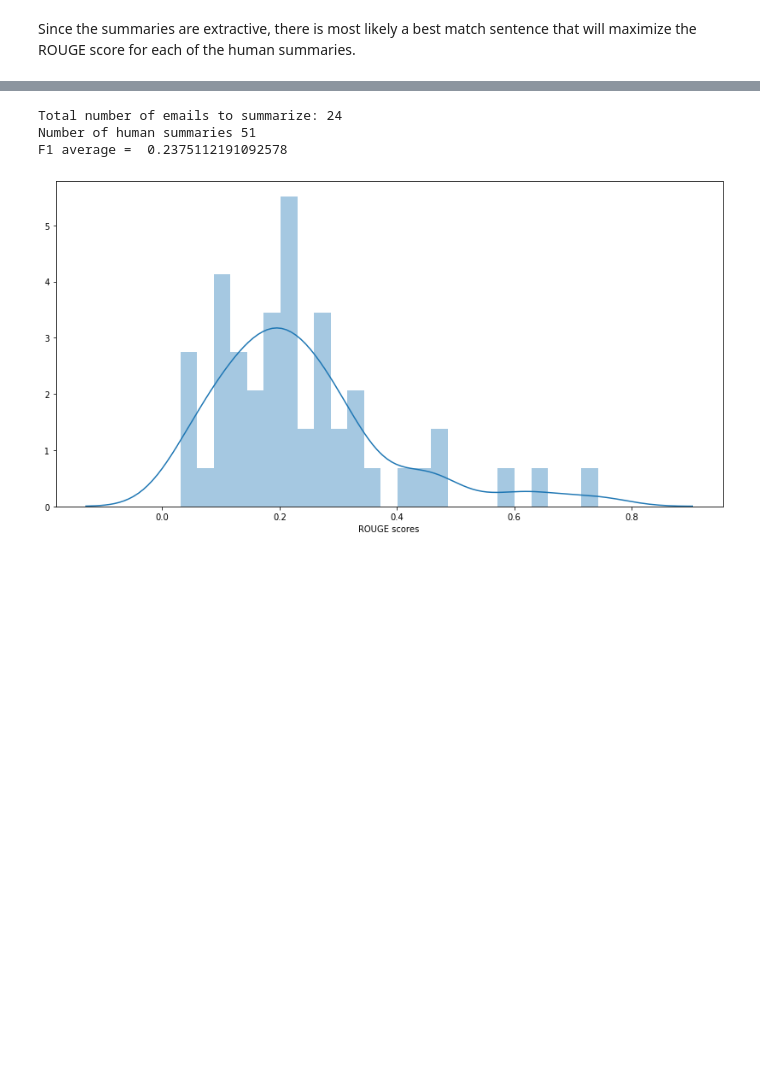
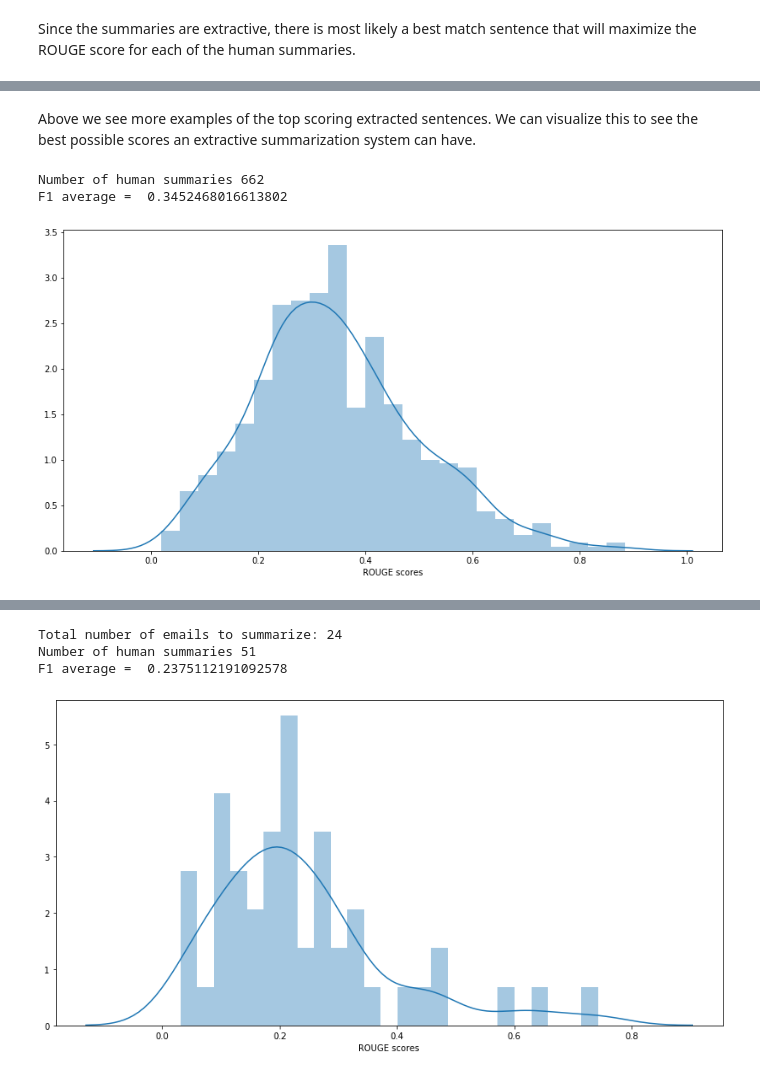
Before and after one commit to dailykirt/ML_Enron_email_summary, a Jupyter notebook: notebooks/Text_rank_summarization.ipynb, the cells around one changed output, grey strips where cells are left out. Cells and saved outputs as stored; diff of their text form; code cells hidden in the pictures; blank space fills up the shorter version.

```diff
--- a/notebooks/Text_rank_summarization.ipynb
+++ b/notebooks/Text_rank_summarization.ipynb
@@ -281,0 +315,20 @@ Human Summary: A brain storming session requesting help with assembling and popu
+# %% [markdown]
+Above we see more examples of the top scoring extracted sentences. We can visualize this to see the best possible scores an extractive summarization system can have.
+# %%
+def plot_scores(scores):
+    #removing 0 outliers since it meant page rank failed
+    scores = [i for i in scores if i != 0.0]
+    print("Number of human summaries " + str(len(scores)))
+    print('F1 average =  ' + str(sum(scores) / len(scores)))
+
+    _,ax = plt.subplots(figsize = (14,7))
+    sns.distplot(scores, bins = 25)
+    ax.set_xlabel('ROUGE scores')
+
+unzipped = list(zip(*scores))
+best_scores = unzipped[0]
+plot_scores(best_scores)
+# %% [output]
+Number of human summaries 662
+F1 average =  0.3452468016613802
+[figure, added]
```
Also changed, not shown: parts of 63 cells of this notebook, 4 other files.
